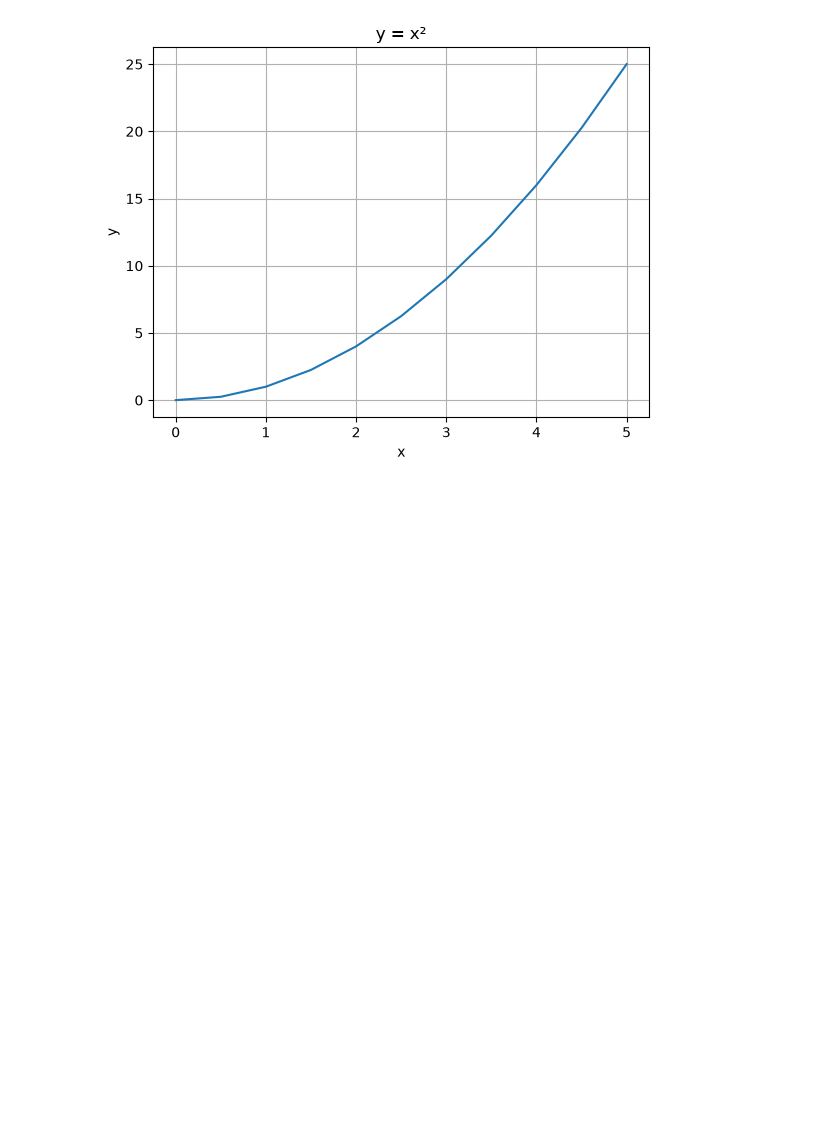
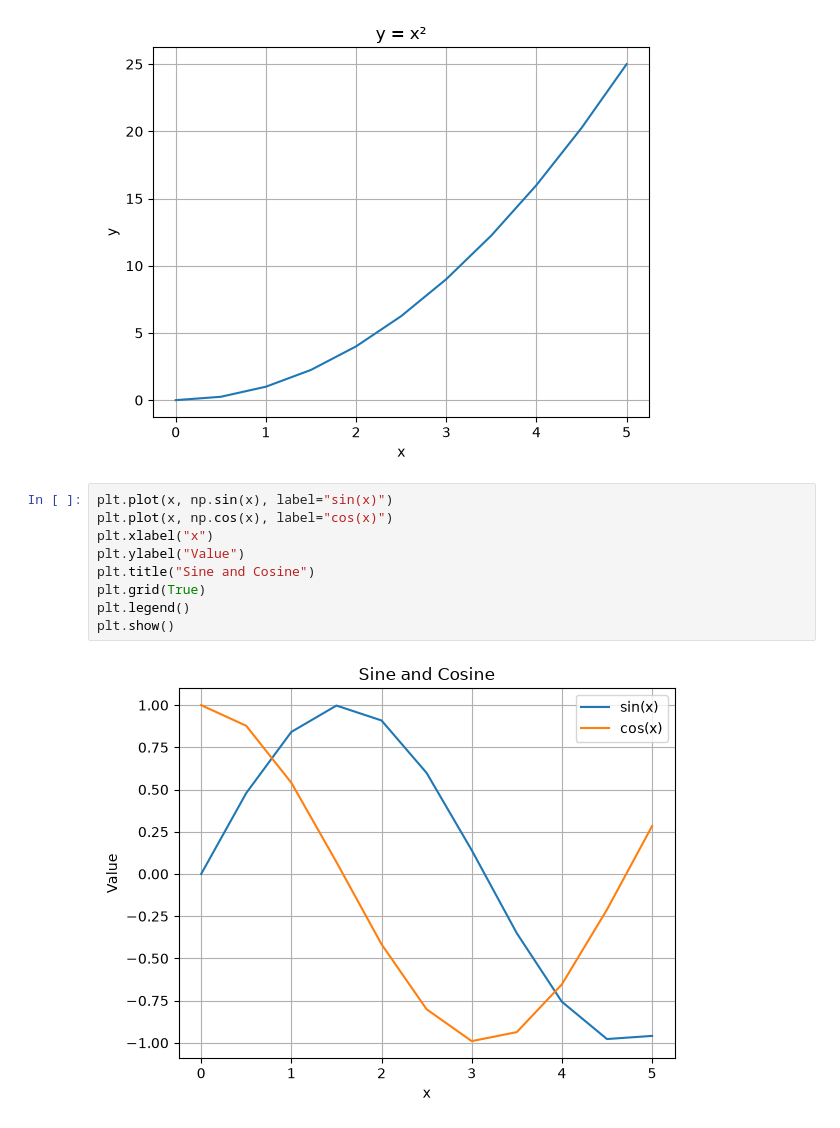
Before and after one commit to Mayankjoshi009/Python-, a Jupyter notebook: Matplotlib & Seaborn/Matplotlib.ipynb, the cells around one changed output. Saved outputs shown, nothing was run; the diff lists cells and outputs as text; blank space fills up the shorter version.

```diff
--- a/Matplotlib & Seaborn/Matplotlib.ipynb
+++ b/Matplotlib & Seaborn/Matplotlib.ipynb
@@ -41,3 +41,14 @@ plt.grid(True)
 plt.show()
 # %% [output]
 [figure]
+# %%
+plt.plot(x, np.sin(x), label="sin(x)")
+plt.plot(x, np.cos(x), label="cos(x)")
+plt.xlabel("x")
+plt.ylabel("Value")
+plt.title("Sine and Cosine")
+plt.grid(True)
+plt.legend()
+plt.show()
+# %% [output]
+[figure, added]
```
